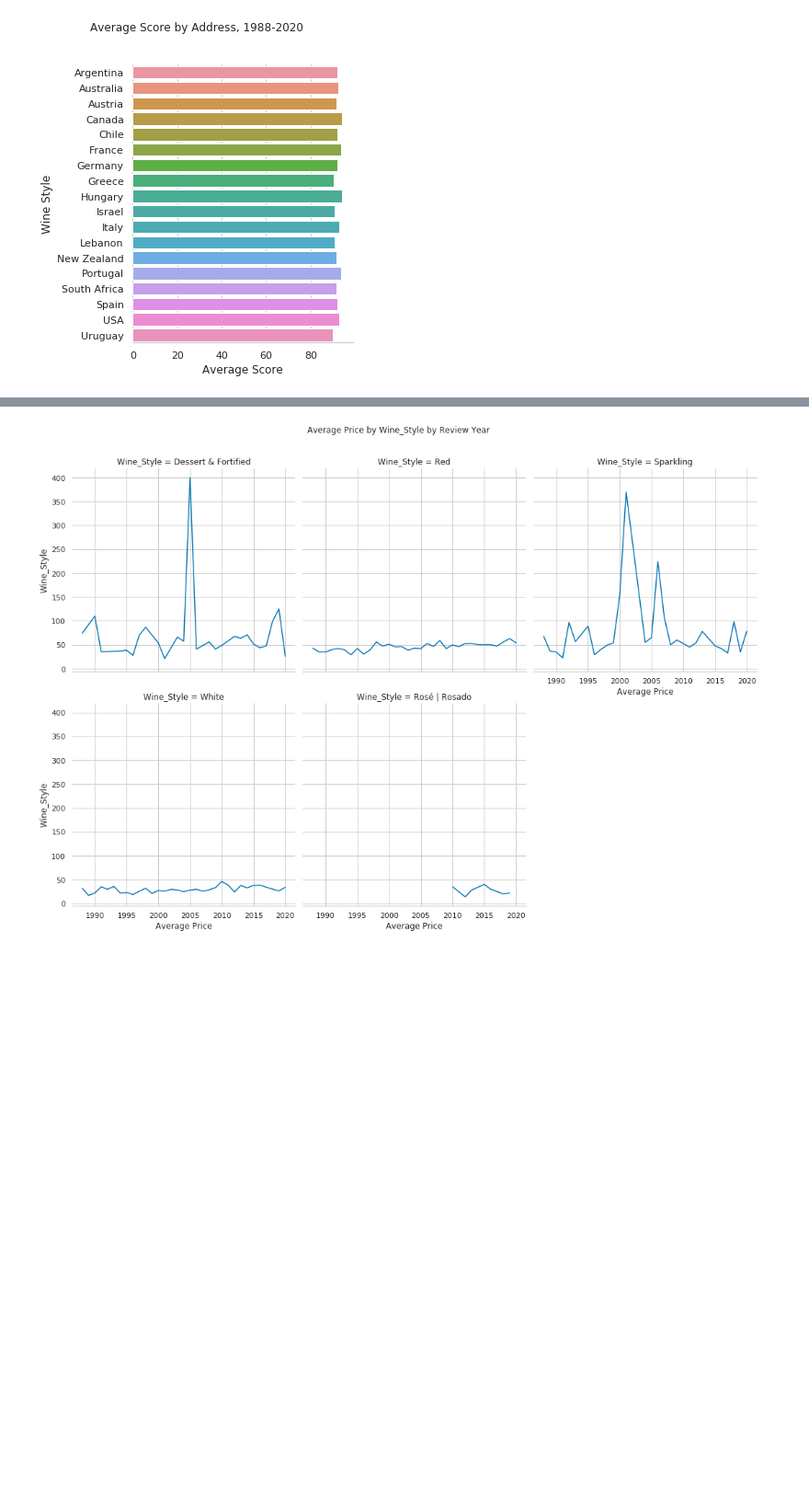
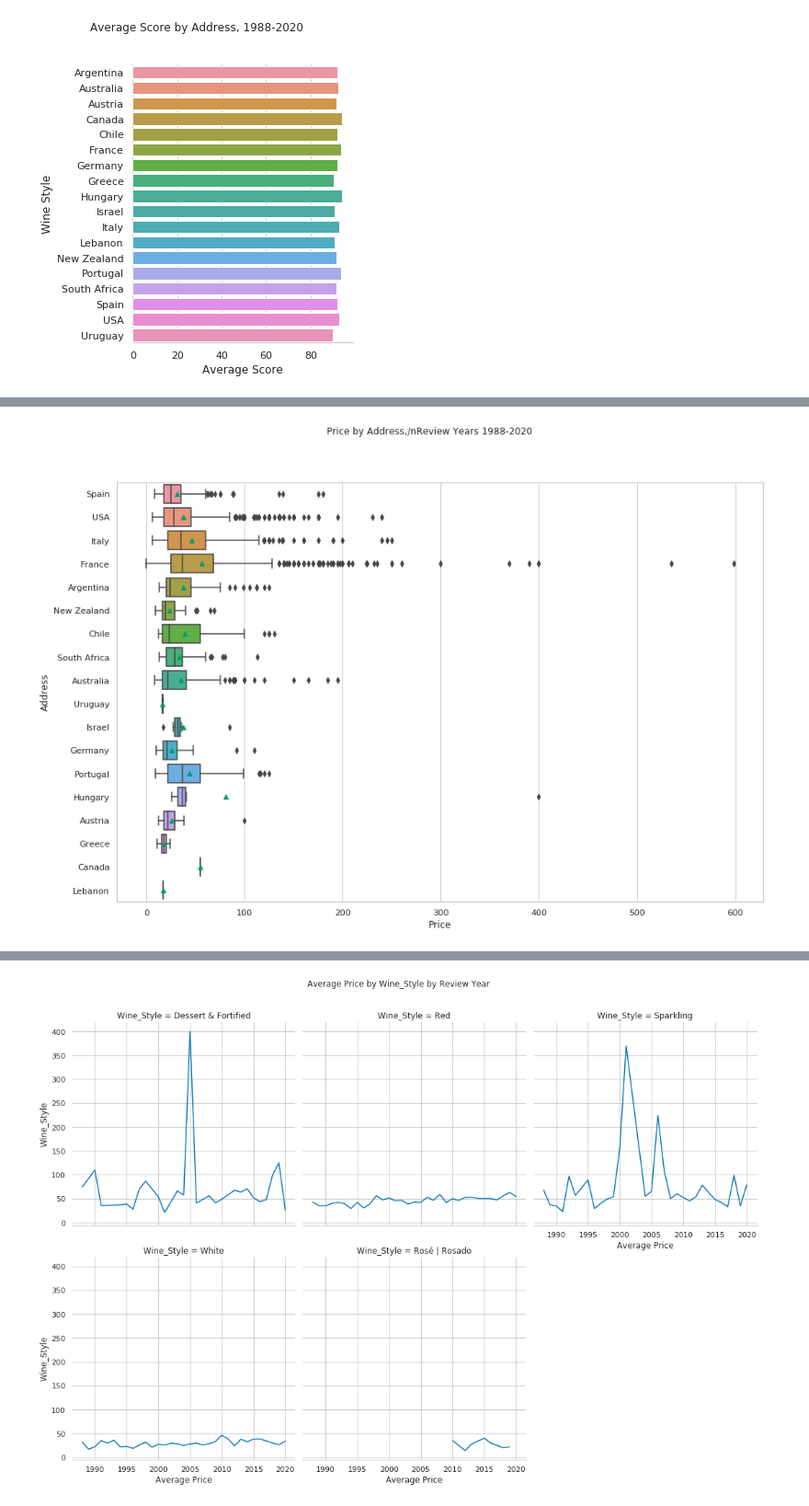
Before and after one commit to ewotawa/top_100_wines_2020, a Jupyter notebook: Top100Wine_Data_Exploration_Price_Score.ipynb, the cells around one changed output, grey strips where cells are left out. Shown at 92% size. Saved outputs shown, nothing was run; the diff lists cells and outputs as text; code cells hidden in the pictures; blank space fills up the shorter version.

```diff
--- a/Top100Wine_Data_Exploration_Price_Score.ipynb
+++ b/Top100Wine_Data_Exploration_Price_Score.ipynb
@@ -324,0 +348,4 @@ for x in x_list:
+# %%
+summary_boxplot('Price', 'Address')
+# %% [output]
+[figure, added]
```
Also changed, not shown: parts of 14 cells of this notebook, 6 other files.
